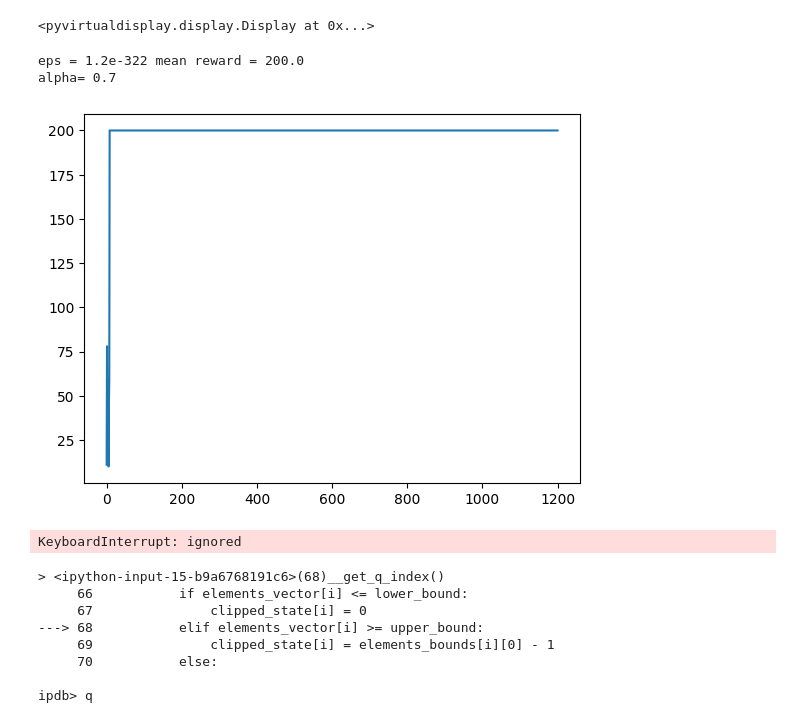
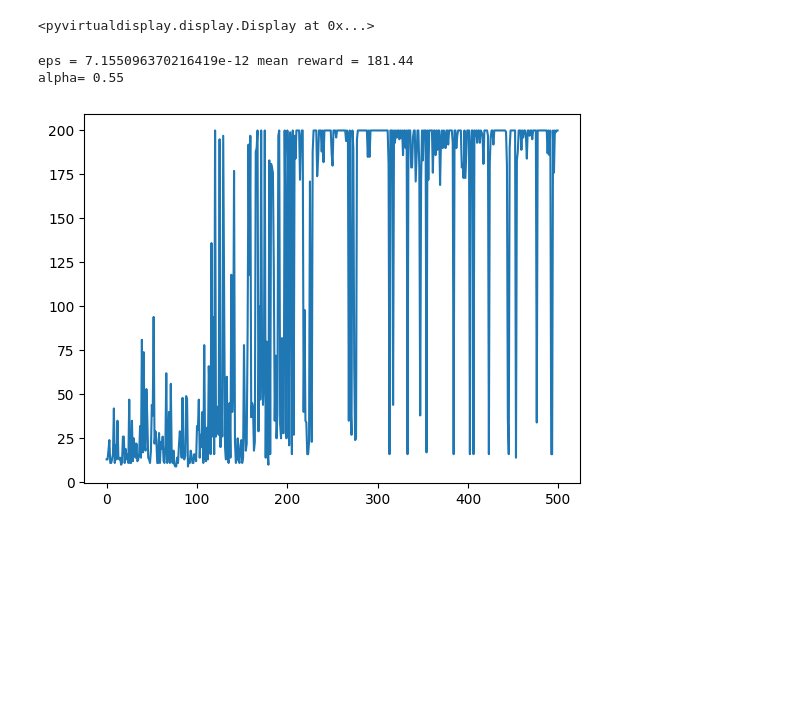
Before and after one commit to VorkovN/QLearningCartPole, a Jupyter notebook: QLearningExample.ipynb, the cells around one changed output. Saved outputs shown, nothing was run; the diff lists cells and outputs as text; code cells hidden in the pictures; blank space fills up the shorter version.

```diff
--- a/QLearningExample.ipynb
+++ b/QLearningExample.ipynb
@@ -38,9 +38,9 @@ Requirement already satisfied: zipp>=0.5 in /usr/local/lib/python3.7/dist-packag
 device: cpu
 <pyvirtualdisplay.display.Display at 0x...>
 # %%
-ALPHA=0.7
-EPSILON=0.5
-GAMMA=0.98
+ALPHA=0.55
+EPSILON=0.6
+GAMMA=0.99
 
 class QLearningAgent():
     def __init__(self):
@@ -48,10 +48,11 @@ class QLearningAgent():
         self.alpha = ALPHA
         self.epsilon = EPSILON
         self.gamma = GAMMA
+        self.counter = 0
 
         ##q-table на каждой задачу подбирается руками исходя из логики и здравого смысла
         actions_frame = np.array([2]).astype(int)           # подбор пространства возможных действий
-        states_frame = np.array([1, 7, 7, 10]).astype(int)   # подбор пространства возможных состояний
+        states_frame = np.array([1, 8, 8, 10]).astype(int)   # подбор пространства возможных состояний
 
         actions_count = np.prod(actions_frame)
         states_count = np.prod(states_frame)
@@ -103,12 +104,13 @@ class QLearningAgent():
 
         for i in range(0, elements_vector.shape[0]):
           lower_bound, upper_bound = elements_bounds[i][1], elements_bounds[i][2]
-          if elements_vector[i] <= lower_bound:
+          current_pos = elements_vector[i]
+          if current_pos <= lower_bound:
               clipped_state[i] = 0
-          elif elements_vector[i] >= upper_bound:
+          elif current_pos >= upper_bound:
               clipped_state[i] = elements_bounds[i][0] - 1
           else:
-              clipped_state[i] = ((elements_vector[i]-lower_bound)/(upper_bound-lower_bound)) * elements_bounds[i][0]
+              clipped_state[i] = ((current_pos-lower_bound)/(upper_bound-lower_bound)) * elements_bounds[i][0]
 
         #todo размножить эту функцию
         cell_index = 0;
@@ -130,9 +132,7 @@ class QLearningAgent():
 
         best_action_cell_index = int(-1)
         for action_cell_index in range(possible_actions_vector.shape[0]):
-            if best_action_cell_index == -1:
-                best_action_cell_index = action_cell_index
-            elif self.q_table[state_cell_index][best_action_cell_index] < self.q_table[state_cell_index][action_cell_index]:
+            if best_action_cell_index == -1 or self.q_table[state_cell_index][best_action_cell_index] < self.q_table[state_cell_index][action_cell_index]:
                 best_action_cell_index = action_cell_index
 
         return best_action_cell_index
@@ -149,8 +149,7 @@ class QLearningAgent():
         else:
             action_cell_index = self.__get_policy(state_cell_index)
 
-        x = self.__get_actions_vector(action_cell_index)
-        return x
+        return self.__get_actions_vector(action_cell_index)
 
 
     # Функция Q-обновления
@@ -160,65 +159,61 @@ class QLearningAgent():
         state_cell_index = int(self.__get_q_index(state_vector, self.states_bounds))
         next_state_cell_index = int(self.__get_q_index(next_state_vector, self.states_bounds))
 
-        max_qvalue = self.q_table[next_state_cell_index].max()
+        max_next_qvalue = self.q_table[next_state_cell_index].max()
         qvalue = self.q_table[state_cell_index][action_cell_index]
 
-        reference_qvalue = qvalue + self.alpha*(reward + self.gamma * max_qvalue - qvalue)
+        reference_qvalue = qvalue + self.alpha*(reward + self.gamma * max_next_qvalue - qvalue)
         self.q_table[state_cell_index][action_cell_index] = reference_qvalue
 
-        self.epsilon *=0.98
+        # if self.counter%10 == 0:
+        #   print('diff: {}'.format((self.q_table[state_cell_index][0] - self.q_table[state_cell_index][1])/(self.q_table[state_cell_index][0] + self.q_table[state_cell_index][1])))
 
-%pdb on
+        self.counter += 1
+        if self.counter%50 == 0:
+          self.epsilon *=0.98
+
+# %pdb on
 
 
 STEPS_MAX = 200
-EPISIDES_MAX = 10000
+EPISIDES_MAX = 500
 
 env = gym.make('CartPole-v1')
 state = env.reset()
 state
 agent = QLearningAgent()
 
 rewards = []
 for i in range(EPISIDES_MAX):
 
     total_reward = 0.0
     state = env.reset()
 
     for step in range(STEPS_MAX):
         # выбираем действие
 
         action = agent.get_action(state).astype(int)# если действие дискретное, то нужно руками смкастить в инт
 
         next_s, reward, done, _ = env.step(action[0])# если пространство действий одномерно, то привести массив к размерности 1
 
         # выполняем обновление стратегии
         agent.update(state, action, next_s, reward)
 
         state = next_s
         total_reward +=reward
         if done:
             break
 
     rewards.append(total_reward)
 
-    if i % 100 == 0:
-    # print('reward {}'.format(total_reward))
-        clear_output(True)
-        print('eps =', agent.epsilon, 'mean reward =', np.mean(rewards[-100:]))
-        print("alpha=", agent.alpha)
-        plt.plot(rewards)
-        plt.show()
+    if i % 100 == 99:
+      print('reward {}'.format(total_reward))
+      clear_output(True)
+      print('eps =', agent.epsilon, 'mean reward =', np.mean(rewards[-100:]))
+      print("alpha=", agent.alpha)
+      plt.plot(rewards)
+      plt.show()
 # %% [output]
-eps = 1.2e-322 mean reward = 200.0
-alpha= 0.7
+eps = 7.155096370216419e-12 mean reward = 181.44
+alpha= 0.55
-[figure, old version]
+[figure, new version]
-KeyboardInterrupt: ignored
-> <ipython-input-15-b9a6768191c6>(68)__get_q_index()
-     66           if elements_vector[i] <= lower_bound:
-     67               clipped_state[i] = 0
----> 68           elif elements_vector[i] >= upper_bound:
-     69               clipped_state[i] = elements_bounds[i][0] - 1
-     70           else:
-
-ipdb> q
```
Also changed, not shown: parts of 1 cell of this notebook.
